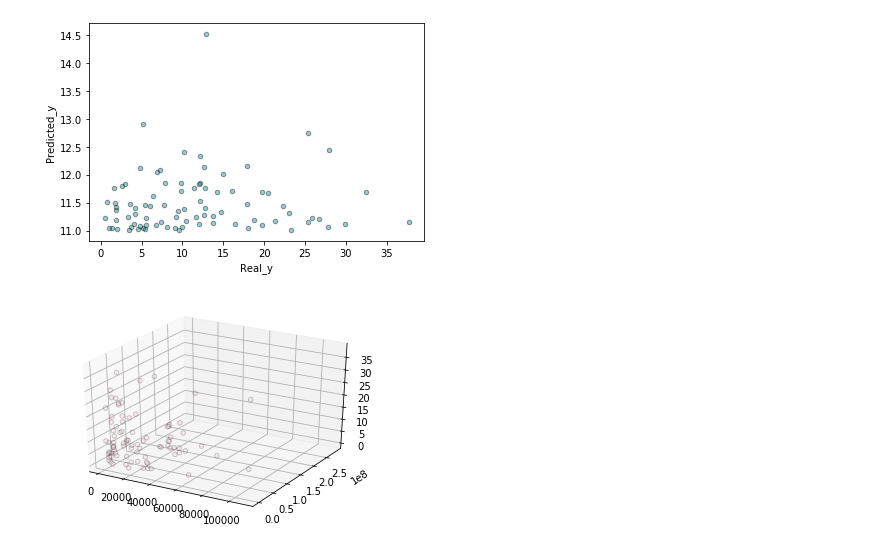
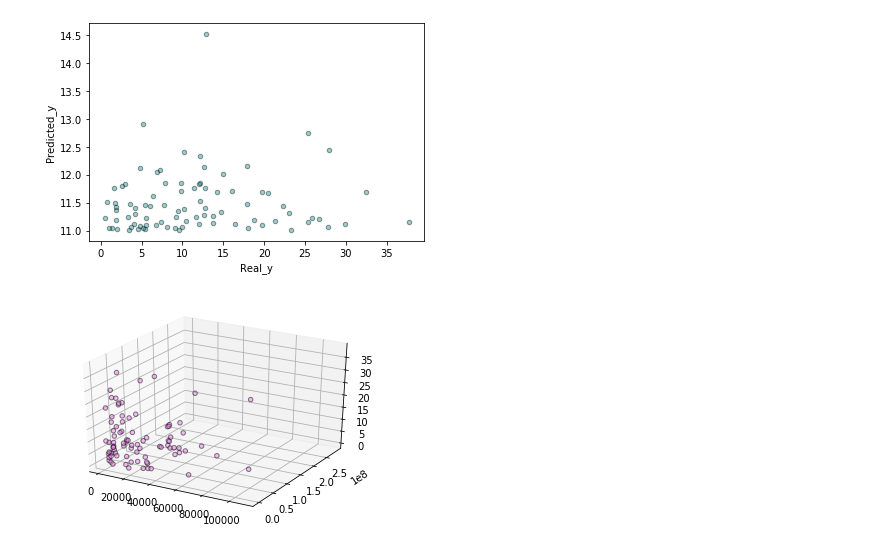
Before and after one commit to mguner-data/Global_Suicide_Data_Analysis, a Jupyter notebook: Mujgan_1/Global_Gender_Age_Group_Study_2000_2014-v3.ipynb, the cells around one changed output. Saved outputs shown, nothing was run; the diff lists cells and outputs as text; code cells hidden in the pictures.

```diff
--- a/Mujgan_1/Global_Gender_Age_Group_Study_2000_2014-v3.ipynb
+++ b/Mujgan_1/Global_Gender_Age_Group_Study_2000_2014-v3.ipynb
@@ -398,11 +398,11 @@ plt.show()
 # %%
 %matplotlib inline
 
 import matplotlib.pyplot as plt
 from mpl_toolkits.mplot3d import Axes3D
 fig = plt.figure()
 ax = fig.gca(projection='3d')
-ax.scatter(np.array(new_x[0]),np.array( new_x[1]), np.array(new_y), alpha=0.2, color="pink",edgecolors="black")
+ax.scatter(np.array(new_x[0]),np.array( new_x[1]), np.array(new_y), alpha=0.5, color="violet",edgecolors="black")
 plt.show()
 # %% [output]
-[figure, old version]
+[figure, new version]
```
Also changed, not shown: parts of 1 cell of this notebook.
